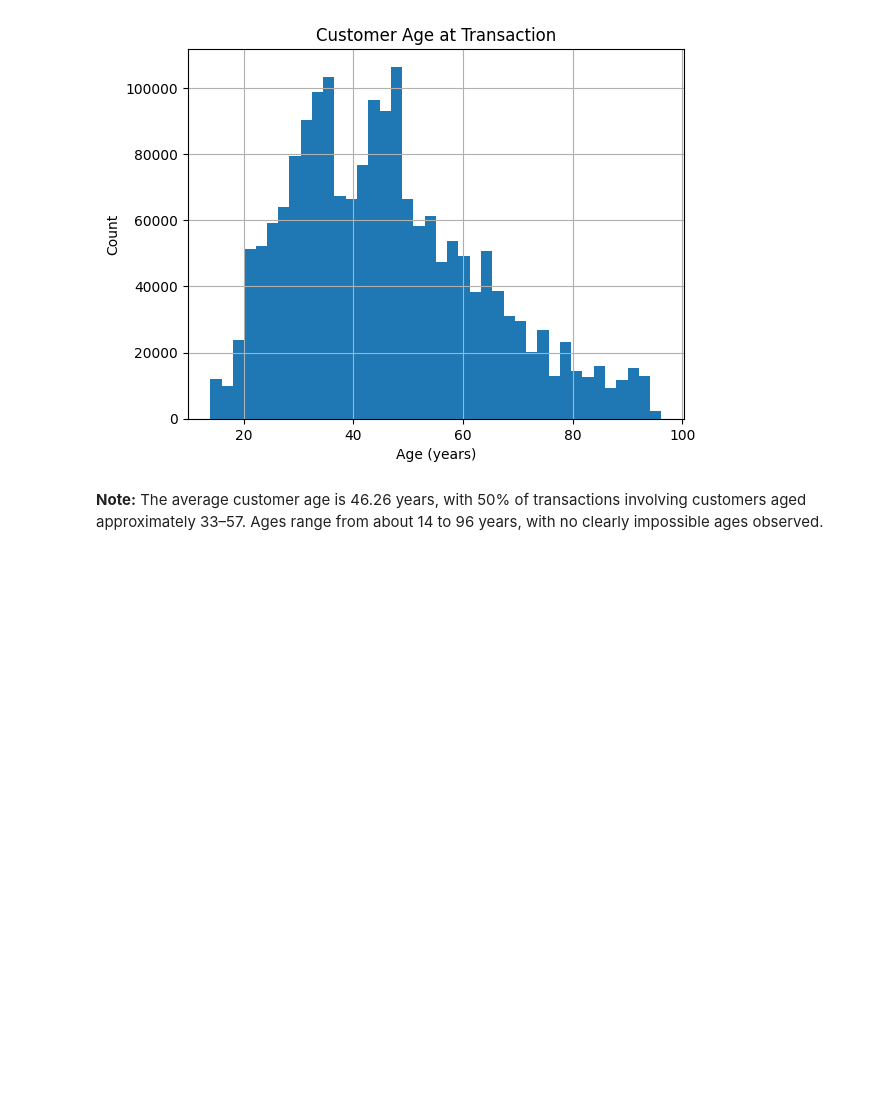
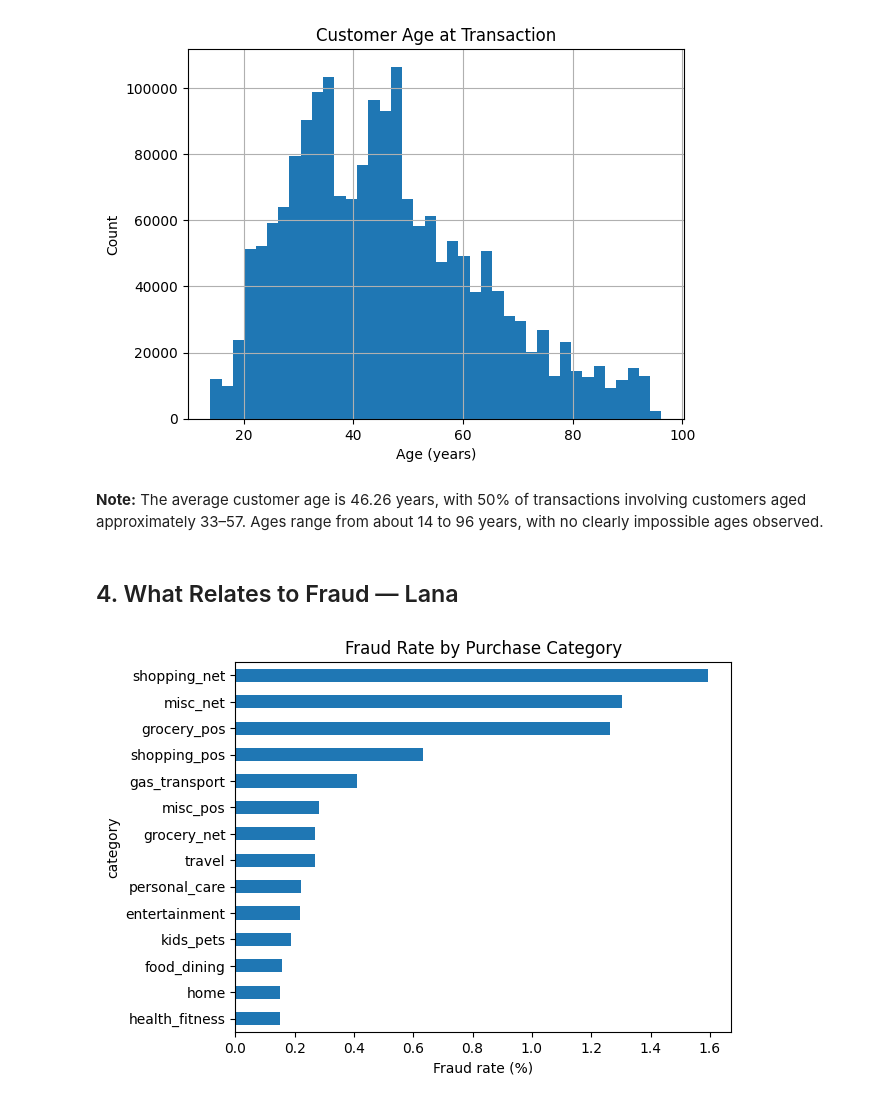
Before and after one commit to DhaiHamoud/Fraud-Detection-in-the-Financial-Transaction-Market, a Jupyter notebook: notebooks/02_eda.ipynb, the cells around one changed output. Cells and saved outputs as stored; diff of their text form; code cells hidden in the pictures; blank space fills up the shorter version.

```diff
--- a/notebooks/02_eda.ipynb
+++ b/notebooks/02_eda.ipynb
@@ -159,3 +159,14 @@ dtype: float64
 [figure]
 # %% [markdown]
 **Note:** The average customer age is 46.26 years, with 50% of transactions involving customers aged approximately 33–57. Ages range from about 14 to 96 years, with no clearly impossible ages observed.
+# %% [markdown]
+## 4. What Relates to Fraud — Lana
+# %%
+# Fraud rate for each category
+rate = df.groupby('category')['is_fraud'].mean().sort_values() * 100
+rate.plot(kind='barh')
+plt.title('Fraud Rate by Purchase Category')
+plt.xlabel('Fraud rate (%)')
+plt.show()
+# %% [output]
+[figure, added]
```
Also changed, not shown: parts of 4 cells of this notebook.
